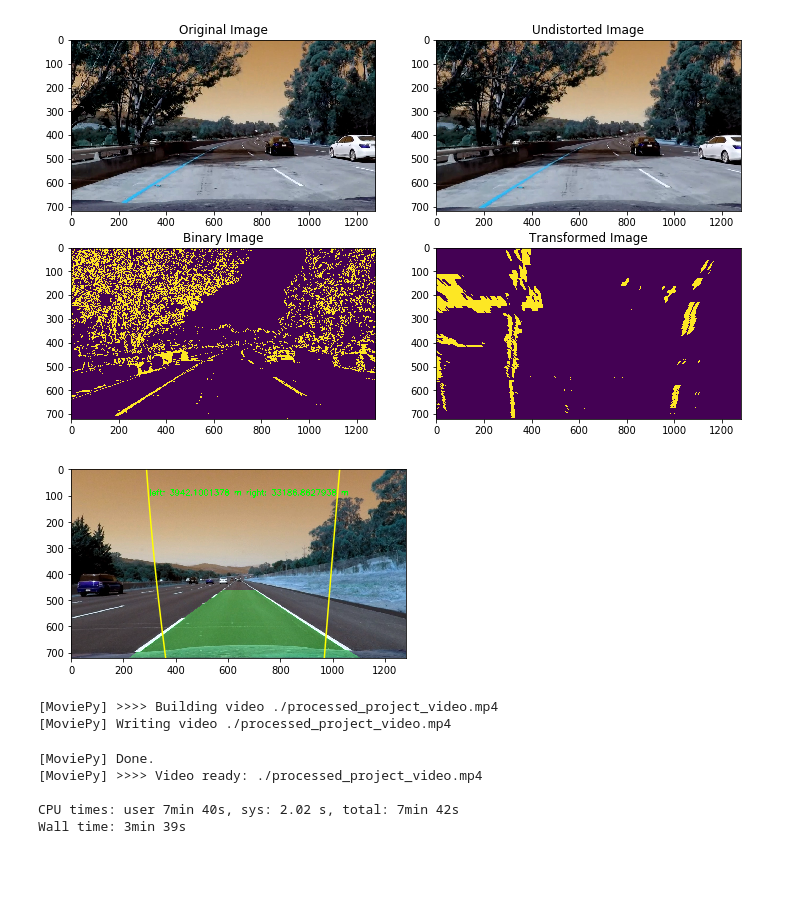
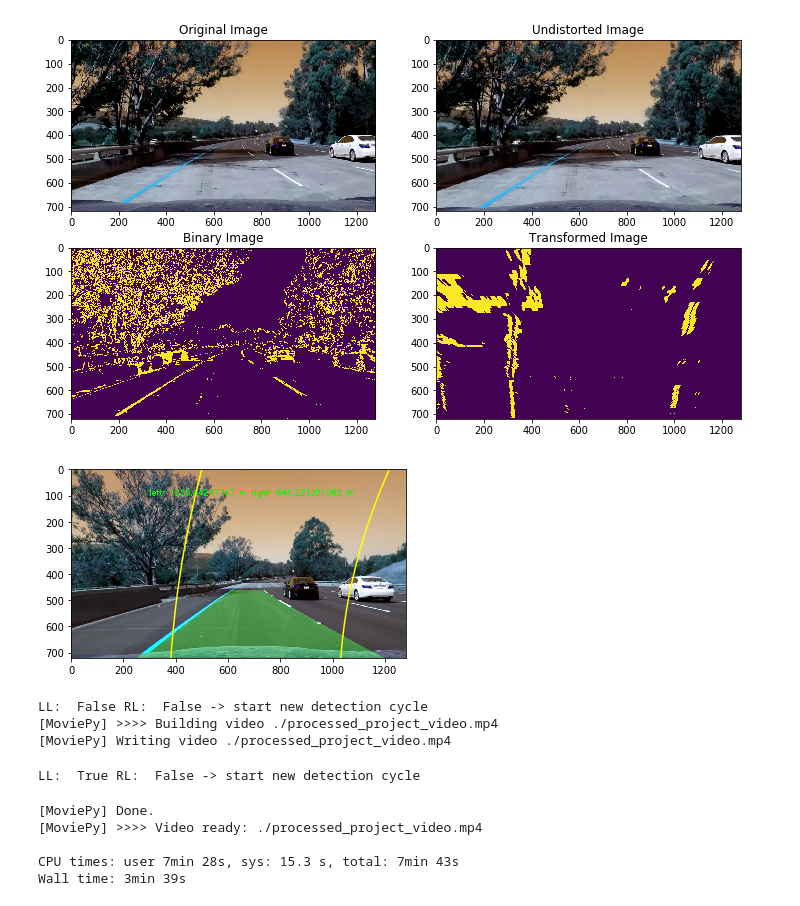
Before and after one commit to ahubi/CarND-Advanced-Lane-Lines, a Jupyter notebook: alf.ipynb, the cells around one changed output. Saved outputs shown, nothing was run; the diff lists cells and outputs as text; code cells hidden in the pictures; blank space fills up the shorter version.

Commit message:
add Line class and do slide detection at the beginning

```diff
--- a/alf.ipynb
+++ b/alf.ipynb
@@ -323,13 +384,14 @@ def calculate_curverad(leftx, rightx, ploty):
 # %%
 # Generate x and y values for plotting
-def draw_lane(undist, warped, left_fitx, right_fitx, ploty, fname=None):
+def draw_lane(undist, warped, LL, RL, fname=None):
     # Create an image to draw the lines on
     warp_zero = np.zeros_like(warped).astype(np.uint8)
     color_warp = np.dstack((warp_zero, warp_zero, warp_zero))
+    ploty = np.linspace(0, warped.shape[0]-1, warped.shape[0] )
 
     # Recast the x and y points into usable format for cv2.fillPoly()
-    pts_left = np.array([np.transpose(np.vstack([left_fitx, ploty]))])
-    pts_right = np.array([np.flipud(np.transpose(np.vstack([right_fitx, ploty])))])
+    pts_left = np.array([np.transpose(np.vstack([LL.recent_xfitted, ploty]))])
+    pts_right = np.array([np.flipud(np.transpose(np.vstack([RL.recent_xfitted, ploty])))])
     pts = np.hstack((pts_left, pts_right))
 
     # Draw the lane onto the warped blank image
@@ -344,7 +406,8 @@ def draw_lane(undist, warped, left_fitx, right_fitx, ploty, fname=None):
     color = (0,255,0)
     position = (300,100)
     font = cv2.FONT_HERSHEY_SIMPLEX
-    l, r = calculate_curverad(left_fitx, right_fitx, ploty)
+    l = LL.radius_of_curvature
+    r = RL.radius_of_curvature
 
     if l < 100 or r < 100:
         color = (255,0,0)
@@ -359,15 +422,16 @@ def draw_lane(undist, warped, left_fitx, right_fitx, ploty, fname=None):
 # %%
 # process test images
 #for fname in images:
-img = cv2.imread('test_images/straight_lines2.jpg')
+global LL
+global RL
+img = cv2.imread('test_images/test6.jpg')
 undist = undistort(img)
 prep_img = preprocess_img(img)
-left_fitx,right_fitx, ploty = slide_and_fitpoly(prep_img, 'output_images/left_fitx_right_fitx.jpg')
-result = draw_lane(undist, prep_img, left_fitx,  right_fitx, ploty)
-calculate_curverad(left_fitx,  right_fitx, ploty)
+slide_and_fitpoly(prep_img, LL, RL, 'output_images/left_fitx_right_fitx.jpg')
+result = draw_lane(undist, prep_img, LL,  RL)
 plt.imshow(result)
 plt.savefig('output_images/test4_final_lane.jpg')
 # %% [output]
-[figure, old version]
+[figure, new version]
 # %%
 def process_image(img):
@@ -378,15 +448,20 @@ def process_image(img):
     return result
 # %%
+LL = Line()
+RL = Line()
+
 out_dir='./'
 output = out_dir+'processed_project_video.mp4'
 clip = VideoFileClip("project_video.mp4")
 out_clip = clip.fl_image(process_image)
 %time out_clip.write_videofile(output, audio=False)
 # %% [output]
+LL:  False RL:  False -> start new detection cycle
 [MoviePy] >>>> Building video ./processed_project_video.mp4
 [MoviePy] Writing video ./processed_project_video.mp4
-[MoviePy] Done.
-[MoviePy] >>>> Video ready: ./processed_project_video.mp4
-
-CPU times: user 7min 40s, sys: 2.02 s, total: 7min 42s
-Wall time: 3min 39s
+LL:  True RL:  False -> start new detection cycle
+[MoviePy] Done.
+[MoviePy] >>>> Video ready: ./processed_project_video.mp4
+
+CPU times: user 7min 28s, sys: 15.3 s, total: 7min 43s
+Wall time: 3min 39s
```
Also changed, not shown: parts of 2 cells of this notebook.
